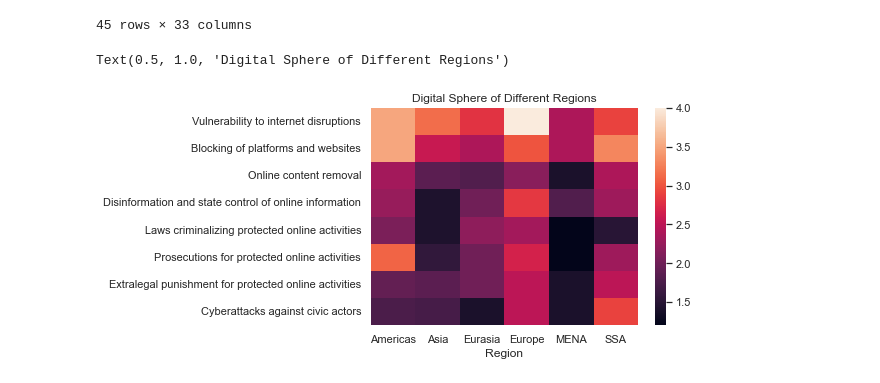
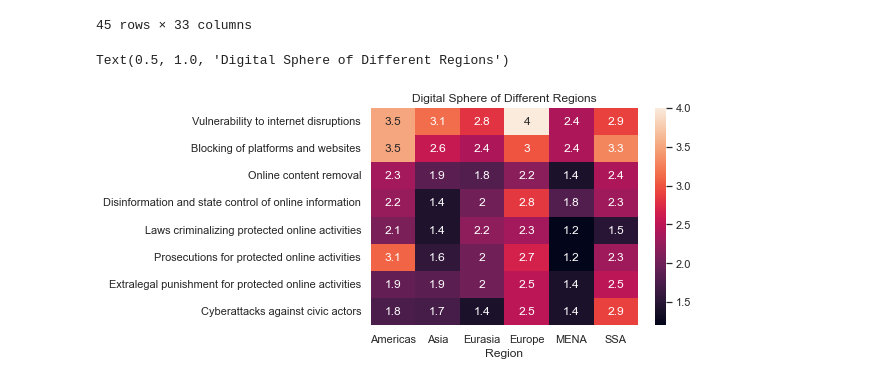
Before and after one commit to uic-cs418/cs418-spring22-eda-llc, a Jupyter notebook: electoralVulnerabilityEDA.ipynb, the cells around one changed output. Saved outputs shown, nothing was run; the diff lists cells and outputs as text; code cells hidden in the pictures.

Commit message:
3 plots

```diff
--- a/electoralVulnerabilityEDA.ipynb
+++ b/electoralVulnerabilityEDA.ipynb
@@ -29,13 +29,13 @@ df
 # %%
 data = df.groupby(['Region']).mean()
 y_axis_labels = ['Vulnerability to internet disruptions','Blocking of platforms and websites', "Online content removal",
                 'Disinformation and state control of online information', 'Laws criminalizing protected online activities',
                 'Prosecutions for protected online activities', 'Extralegal punishment for protected online activities',
                 'Cyberattacks against civic actors']
 data = data[['A1', 'A2', 'A3', 'A4', 'A5', 'A6', 'A7', 'A8']]
 data
-ax = sns.heatmap(data.transpose(), yticklabels=y_axis_labels)
+ax = sns.heatmap(data.transpose(), annot=True, yticklabels=y_axis_labels)
 ax.set_title('Digital Sphere of Different Regions')
 # %% [output]
 Text(0.5, 1.0, 'Digital Sphere of Different Regions')
-[figure, old version]
+[figure, new version]
```
Also changed, not shown: parts of 2 cells of this notebook, 1 other file.
